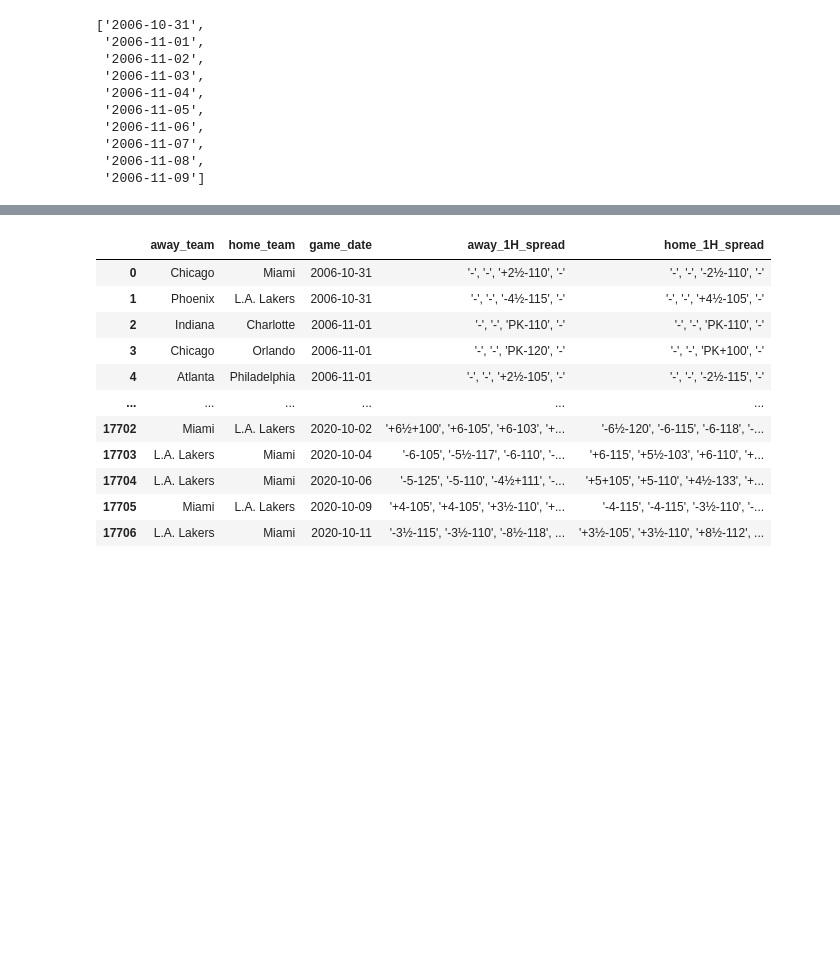
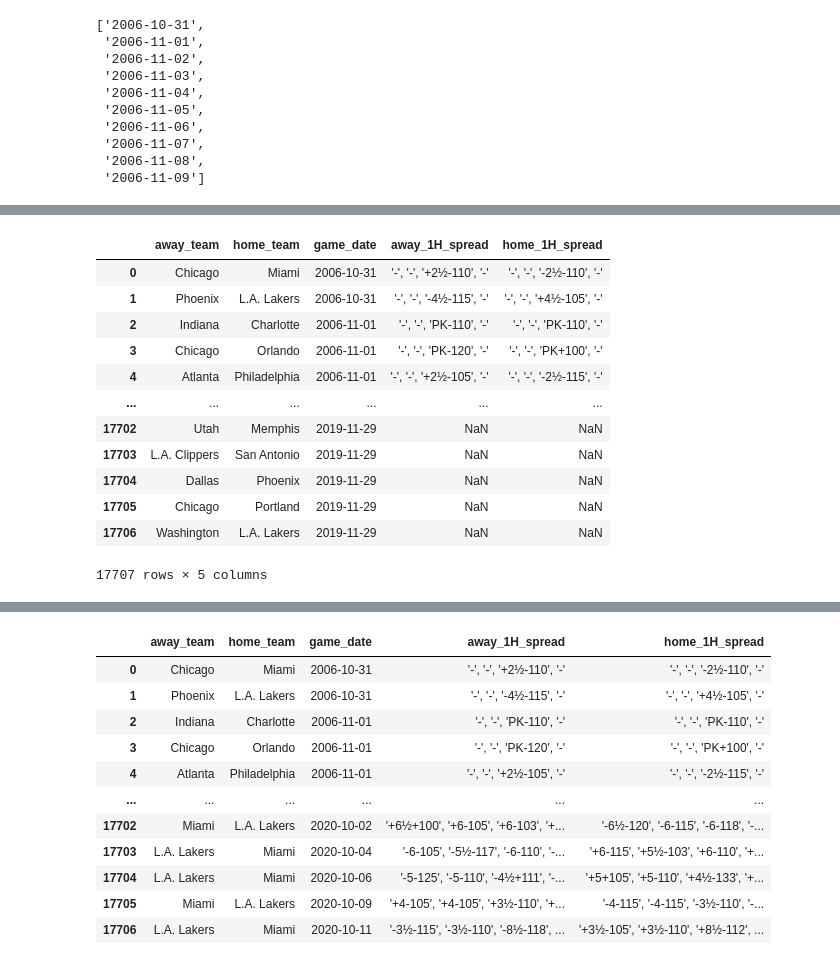
Before and after one commit to jnish23/NBA_Model, a Jupyter notebook: notebooks/ScrapingBettingLinesSelenium.ipynb, the cells around one changed output, grey strips where cells are left out. Saved outputs shown, nothing was run; the diff lists cells and outputs as text; code cells hidden in the pictures; blank space fills up the shorter version.

```diff
--- a/notebooks/ScrapingBettingLinesSelenium.ipynb
+++ b/notebooks/ScrapingBettingLinesSelenium.ipynb
@@ -505,0 +523,16 @@ spreads_1H_df
+# %%
+current_spreads_1H
+# %% [output]
+|  | away_team | home_team | game_date | away_1H_spread | home_1H_spread |
+| 0 | Chicago | Miami | 2006-10-31 | '-', '-', '+2½-110', '-' | '-', '-', '-2½-110', '-' |
+| 1 | Phoenix | L.A. Lakers | 2006-10-31 | '-', '-', '-4½-115', '-' | '-', '-', '+4½-105', '-' |
+| 2 | Indiana | Charlotte | 2006-11-01 | '-', '-', 'PK-110', '-' | '-', '-', 'PK-110', '-' |
+| 3 | Chicago | Orlando | 2006-11-01 | '-', '-', 'PK-120', '-' | '-', '-', 'PK+100', '-' |
+| 4 | Atlanta | Philadelphia | 2006-11-01 | '-', '-', '+2½-105', '-' | '-', '-', '-2½-115', '-' |
+| ... | ... | ... | ... | ... | ... |
+| 17702 | Utah | Memphis | 2019-11-29 | NaN | NaN |
+| 17703 | L.A. Clippers | San Antonio | 2019-11-29 | NaN | NaN |
+| 17704 | Dallas | Phoenix | 2019-11-29 | NaN | NaN |
+| 17705 | Chicago | Portland | 2019-11-29 | NaN | NaN |
+| 17706 | Washington | L.A. Lakers | 2019-11-29 | NaN | NaN |
+17707 rows × 5 columns
```
Also changed, not shown: parts of 6 cells of this notebook, 58 other files.
